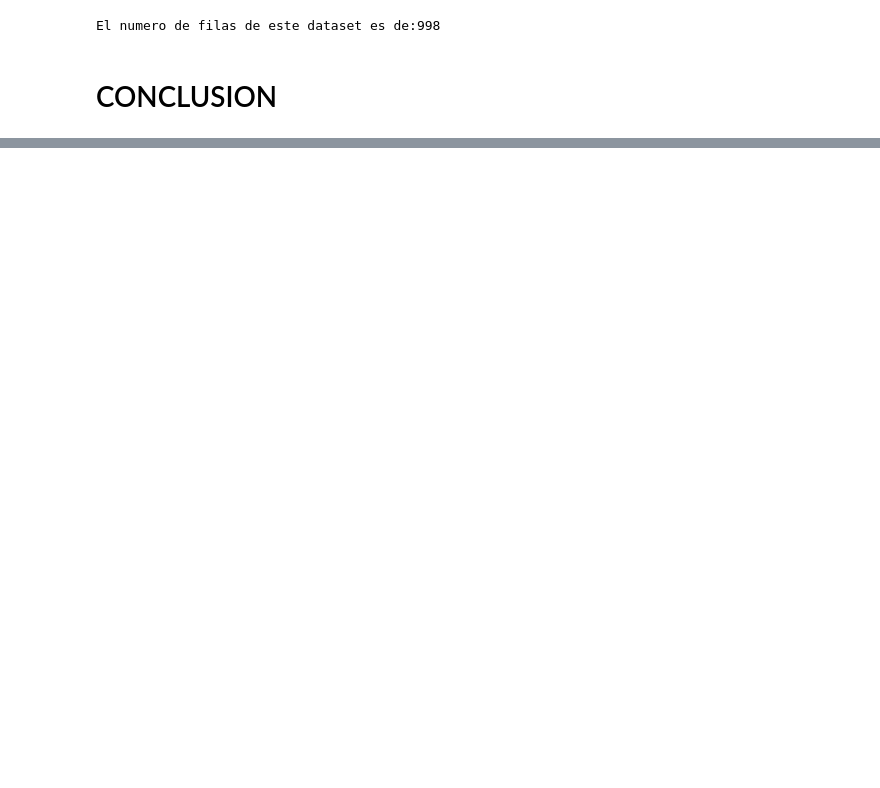
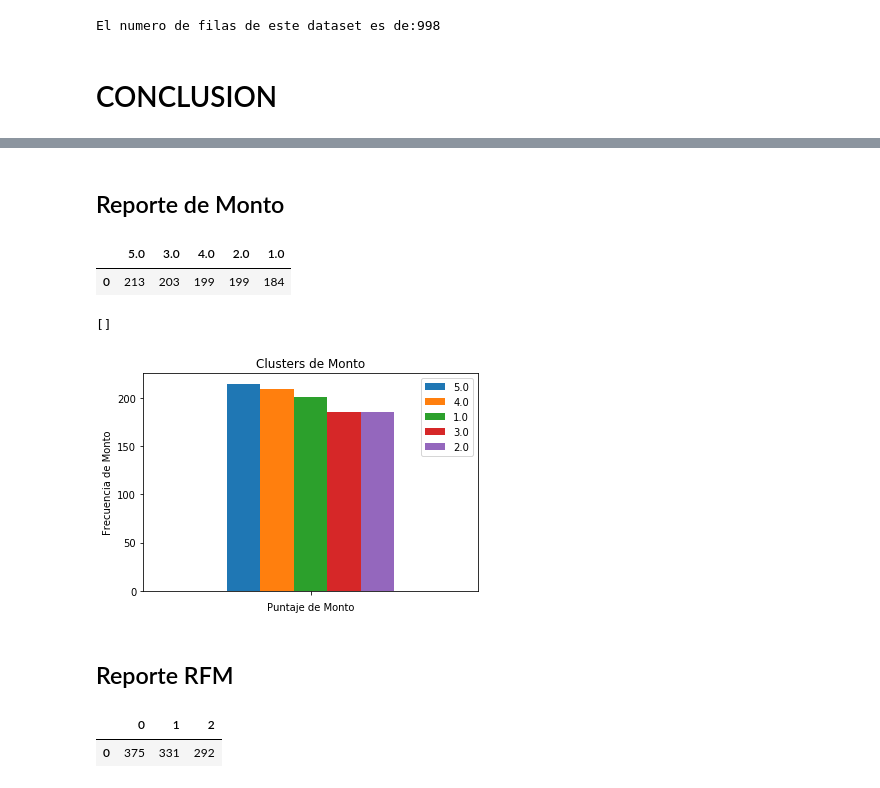
Before and after one commit to devJCM/Generador_RFM, a Jupyter notebook: Tester.ipynb, the cells around one changed output, grey strips where cells are left out. Saved outputs shown, nothing was run; the diff lists cells and outputs as text; code cells hidden in the pictures; blank space fills up the shorter version.

```diff
--- a/Tester.ipynb
+++ b/Tester.ipynb
@@ -13,0 +50,31 @@ El numero de filas de este dataset es de:998
+# %% [markdown]
+## Reporte de Monto
+# %%
+d=dataset['M'].value_counts().to_dict()
+m_frame=pd.DataFrame([d], columns=d.keys())
+m_frame
+# %% [output]
+|  | 5.0 | 3.0 | 4.0 | 2.0 | 1.0 |
+| 0 | 213 | 203 | 199 | 199 | 184 |
+# %%
+ax=f_frame.plot(kind='bar')
+ax.set_title('Clusters de Monto')
+ax.set_xlabel('Puntaje de Monto')
+ax.set_ylabel('Frecuencia de Monto')
+ax.set_xticklabels('')
+# %% [output]
+[]
+[figure, added]
+# %% [markdown]
+## Reporte RFM
+# %%
+model_RFM=KMeans(n_clusters=3).fit(np.array(dataset[['R','F','M']]))
+clust_RFM=pd.Series(model_RFM.labels_)
+dataset['Categoria']=clust_RFM
+
+d=dataset['Categoria'].value_counts().to_dict()
+c_frame=pd.DataFrame([d], columns=d.keys())
+c_frame     #375 331 292
+# %% [output]
+|  | 0 | 1 | 2 |
+| 0 | 375 | 331 | 292 |
```
Also changed, not shown: parts of 11 cells of this notebook.
